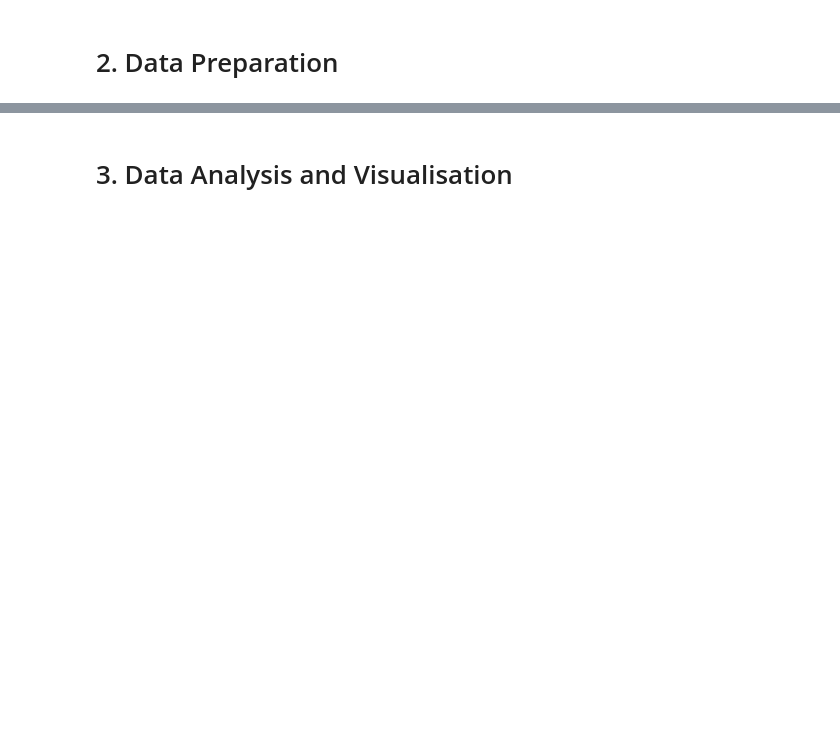
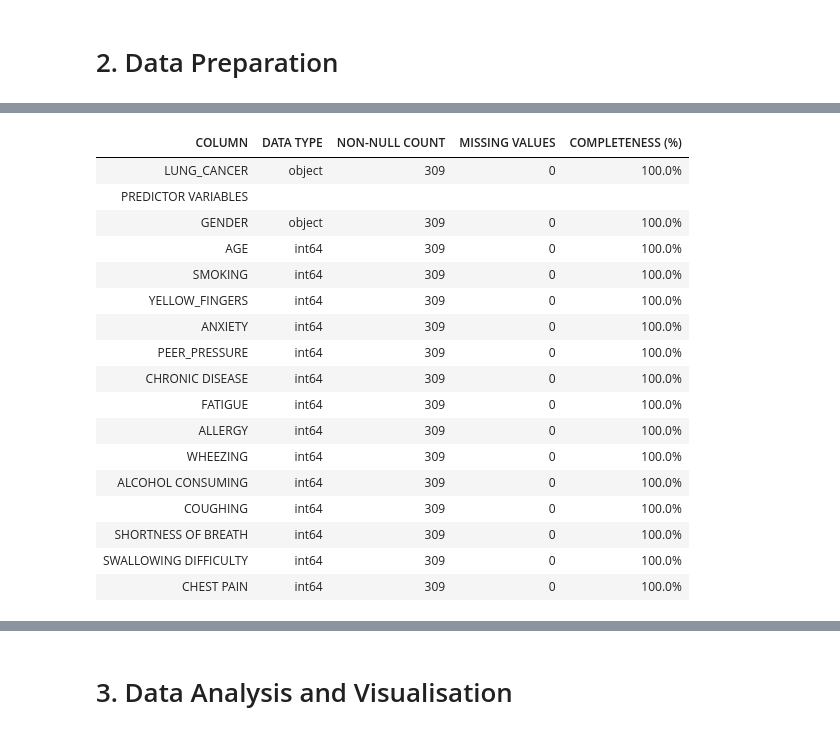
Before and after one commit to JoeShade/groupProject, a Jupyter notebook: blankTemplate.ipynb, the cells around one changed output, grey strips where cells are left out. Cells and saved outputs as stored; diff of their text form; code cells hidden in the pictures; blank space fills up the shorter version.

```diff
--- a/blankTemplate.ipynb
+++ b/blankTemplate.ipynb
@@ -97,4 +148,79 @@ State whether missing values were found.
 # %%
-# No null rows, all data is complete, nothing needs imputing
-dataset.info()
+# Summarise completeness and data types, then render a centred HTML table
+try:
+    from IPython.display import HTML, display
+except ImportError:
+    HTML = None
+    display = None
+
+missing_data_summary = pd.DataFrame(
+    {
+        "Column": dataset.columns,
+        "Data type": dataset.dtypes.astype(str).values,
+        "Non-null count": dataset.notna().sum().values,
+        "Missing values": dataset.isna().sum().values,
+    }
+)
+
+missing_data_summary["Completeness (%)"] = (
+    missing_data_summary["Non-null count"] / len(dataset) * 100
+).round(1)
+
+target_row = missing_data_summary.loc[
+    missing_data_summary["Column"] == "LUNG_CANCER"
+].copy()
+predictor_rows = missing_data_summary.loc[
+    missing_data_summary["Column"] != "LUNG_CANCER"
+].copy()
+
+def _summary_row_to_html(row: pd.Series, background: str) -> str:
+    return (
+        f"<tr style='background-color: {background};'>"
+        f"<td style='padding: 8px; border: none !important;'><code>{row['Column']}</code></td>"
+        f"<td style='padding: 8px; border: none !important;'>{row['Data type']}</td>"
+        f"<td style='padding: 8px; border: none !important;'>{row['Non-null count']}</td>"
+        f"<td style='padding: 8px; border: none !important;'>{row['Missing values']}</td>"
+        f"<td style='padding: 8px; border: none !important;'>{row['Completeness (%)']:.1f}%</td>"
+        "</tr>"
+    )
+
+html_rows = []
+html_rows.append(_summary_row_to_html(target_row.iloc[0], "#fbfbfb"))
+html_rows.append(
+    "<tr><td colspan='5' style='padding: 8px; border: none !important; "
+    "background-color: #eceaea; color: #000000; font-weight: bold; text-align: center;'>"
+    "PREDICTOR VARIABLES"
+    "</td></tr>"
+)
+
+for index, (_, row) in enumerate(predictor_rows.iterrows()):
+    background = "#fbfbfb" if index % 2 == 0 else "#f4f2f2"
+    html_rows.append(_summary_row_to_html(row, background))
+
+missing_data_summary_html = "".join(
+    [
+        "<div style='width: 100%; text-align: center;'>",
+        "<table style='width: 92%; margin: 0 auto; border-collapse: collapse; "
+        "border-spacing: 0; border: none !important; font-size: 14px; color: #000000;'>",
+        "<thead>",
+        "<tr style='background-color: #eceaea; color: #000000;'>",
+        "<th style='padding: 8px; text-align: left; border: none !important;'>COLUMN</th>",
+        "<th style='padding: 8px; text-align: left; border: none !important;'>DATA TYPE</th>",
+        "<th style='padding: 8px; text-align: left; border: none !important;'>NON-NULL COUNT</th>",
+        "<th style='padding: 8px; text-align: left; border: none !important;'>MISSING VALUES</th>",
+        "<th style='padding: 8px; text-align: left; border: none !important;'>COMPLETENESS (%)</th>",
+        "</tr>",
+        "</thead>",
+        "<tbody>",
+        *html_rows,
+        "</tbody>",
+        "</table>",
+        "</div>",
+    ]
+)
+
+if HTML is not None and display is not None:
+    display(HTML(missing_data_summary_html))
+else:
+    print(missing_data_summary.to_string(index=False))
 # %% [output]
@@ -117,0 +227,18 @@ memory usage: 38.8+ KB
+| COLUMN | DATA TYPE | NON-NULL COUNT | MISSING VALUES | COMPLETENESS (%) |
+| LUNG_CANCER | object | 309 | 0 | 100.0% |
+| PREDICTOR VARIABLES |  |  |  |  |
+| GENDER | object | 309 | 0 | 100.0% |
+| AGE | int64 | 309 | 0 | 100.0% |
+| SMOKING | int64 | 309 | 0 | 100.0% |
+| YELLOW_FINGERS | int64 | 309 | 0 | 100.0% |
+| ANXIETY | int64 | 309 | 0 | 100.0% |
+| PEER_PRESSURE | int64 | 309 | 0 | 100.0% |
+| CHRONIC DISEASE | int64 | 309 | 0 | 100.0% |
+| FATIGUE | int64 | 309 | 0 | 100.0% |
+| ALLERGY | int64 | 309 | 0 | 100.0% |
+| WHEEZING | int64 | 309 | 0 | 100.0% |
+| ALCOHOL CONSUMING | int64 | 309 | 0 | 100.0% |
+| COUGHING | int64 | 309 | 0 | 100.0% |
+| SHORTNESS OF BREATH | int64 | 309 | 0 | 100.0% |
+| SWALLOWING DIFFICULTY | int64 | 309 | 0 | 100.0% |
+| CHEST PAIN | int64 | 309 | 0 | 100.0% |
```
Also changed, not shown: parts of 102 cells of this notebook, 5 other files.
